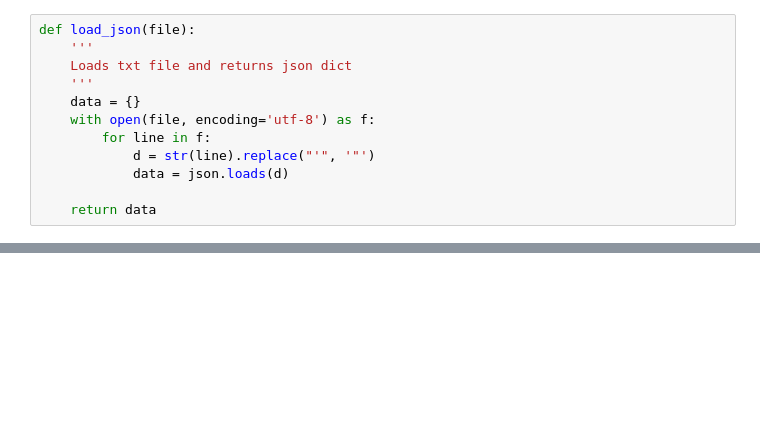
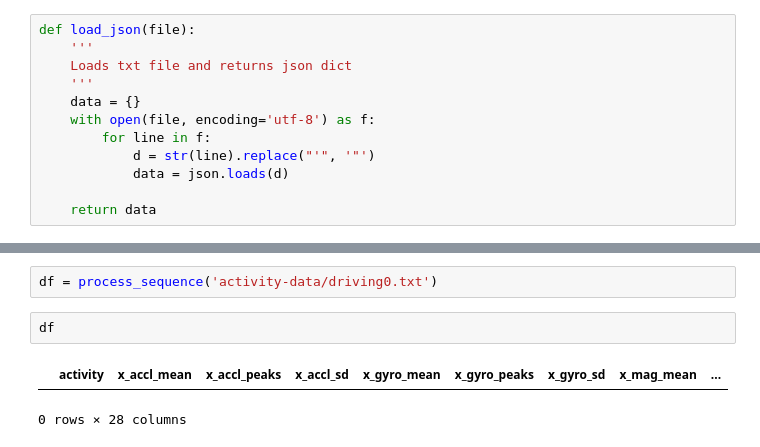
Before and after one commit to ratulesrar3/mobilecomputing, a Jupyter notebook: lab1/data_wrangling.ipynb, the cells around one changed output, grey strips where cells are left out. Saved outputs shown, nothing was run; the diff lists cells and outputs as text; blank space fills up the shorter version.

```diff
--- a/lab1/data_wrangling.ipynb
+++ b/lab1/data_wrangling.ipynb
@@ -37,0 +124,7 @@ for x in data['seq']:
+# %%
+df = process_sequence('activity-data/driving0.txt')
+# %%
+df
+# %% [output]
+|  | activity | x_accl_mean | x_accl_peaks | x_accl_sd | x_gyro_mean | x_gyro_peaks | x_gyro_sd | x_mag_mean | ... |
+0 rows × 28 columns
```
Also changed, not shown: parts of 7 cells of this notebook.
